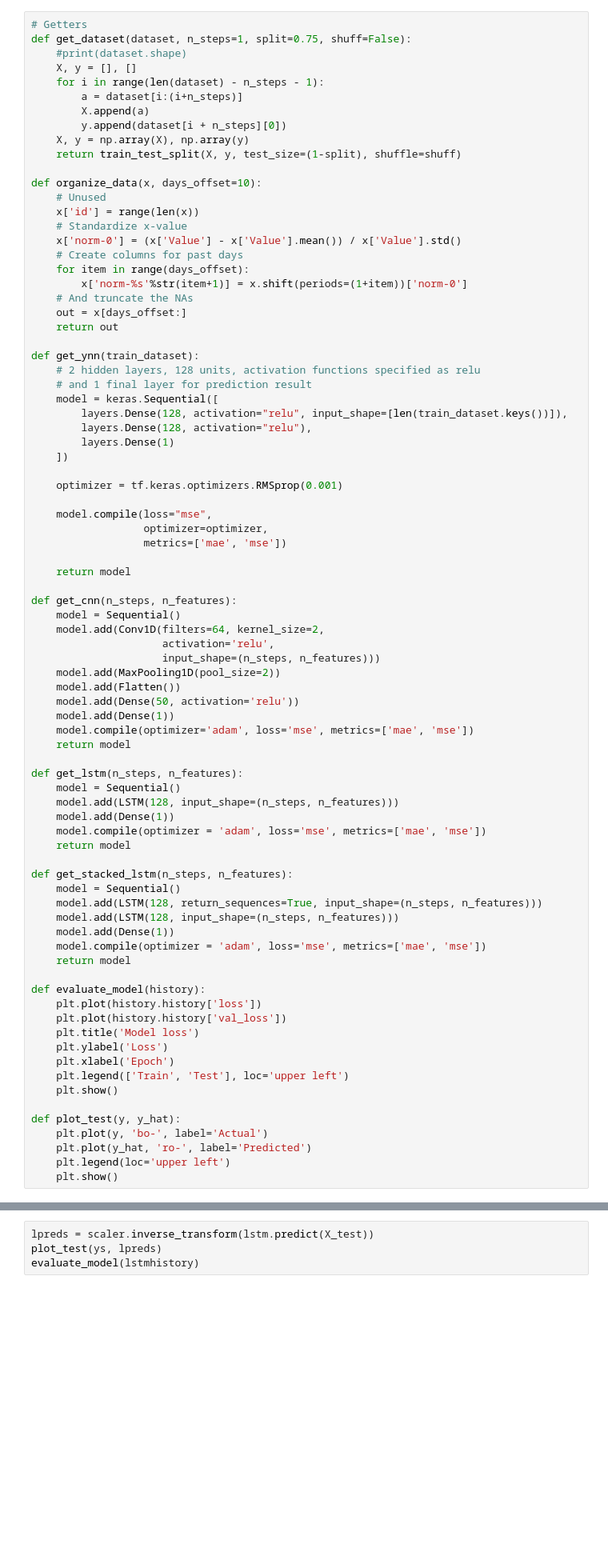
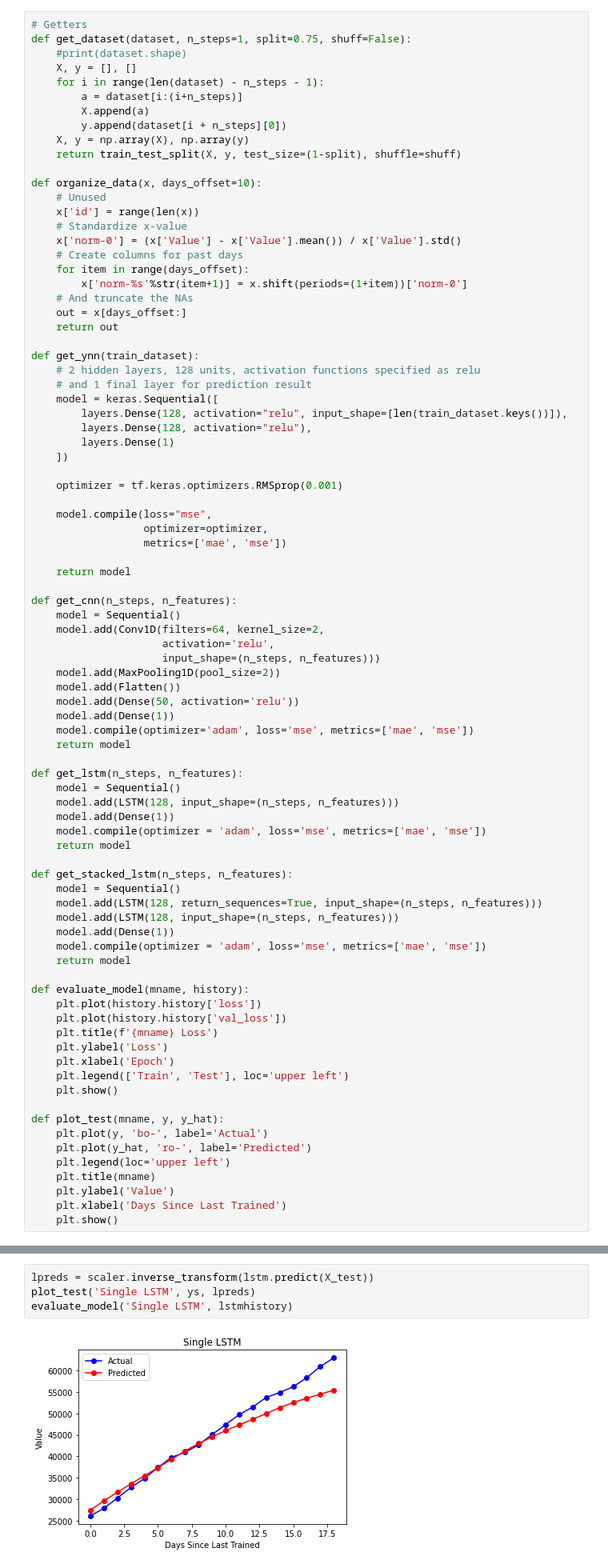
Before and after one commit to funkshun/comp-562-final, a Jupyter notebook: models.ipynb, the cells around one changed output, grey strips where cells are left out. Shown at 80% size. Saved outputs shown, nothing was run; the diff lists cells and outputs as text; blank space fills up the shorter version.

```diff
--- a/models.ipynb
+++ b/models.ipynb
@@ -105,19 +105,22 @@ def get_stacked_lstm(n_steps, n_features):
     model.compile(optimizer = 'adam', loss='mse', metrics=['mae', 'mse'])
     return model
 
-def evaluate_model(history):
+def evaluate_model(mname, history):
     plt.plot(history.history['loss'])
     plt.plot(history.history['val_loss'])
-    plt.title('Model loss')
+    plt.title(f'{mname} Loss')
     plt.ylabel('Loss')
     plt.xlabel('Epoch')
     plt.legend(['Train', 'Test'], loc='upper left')
     plt.show()
 
-def plot_test(y, y_hat):
+def plot_test(mname, y, y_hat):
     plt.plot(y, 'bo-', label='Actual')
     plt.plot(y_hat, 'ro-', label='Predicted')
     plt.legend(loc='upper left')
+    plt.title(mname)
+    plt.ylabel('Value')
+    plt.xlabel('Days Since Last Trained')
     plt.show()
 # %%
 # CNN/LSTM Settings
@@ -254,4 +260,6 @@ evaluate_model(cnnhistory)
 # %%
 lpreds = scaler.inverse_transform(lstm.predict(X_test))
-plot_test(ys, lpreds)
-evaluate_model(lstmhistory)
+plot_test('Single LSTM', ys, lpreds)
+evaluate_model('Single LSTM', lstmhistory)
+# %% [output]
+[figure, added]
```
Also changed, not shown: parts of 8 cells of this notebook, 5 other files.
